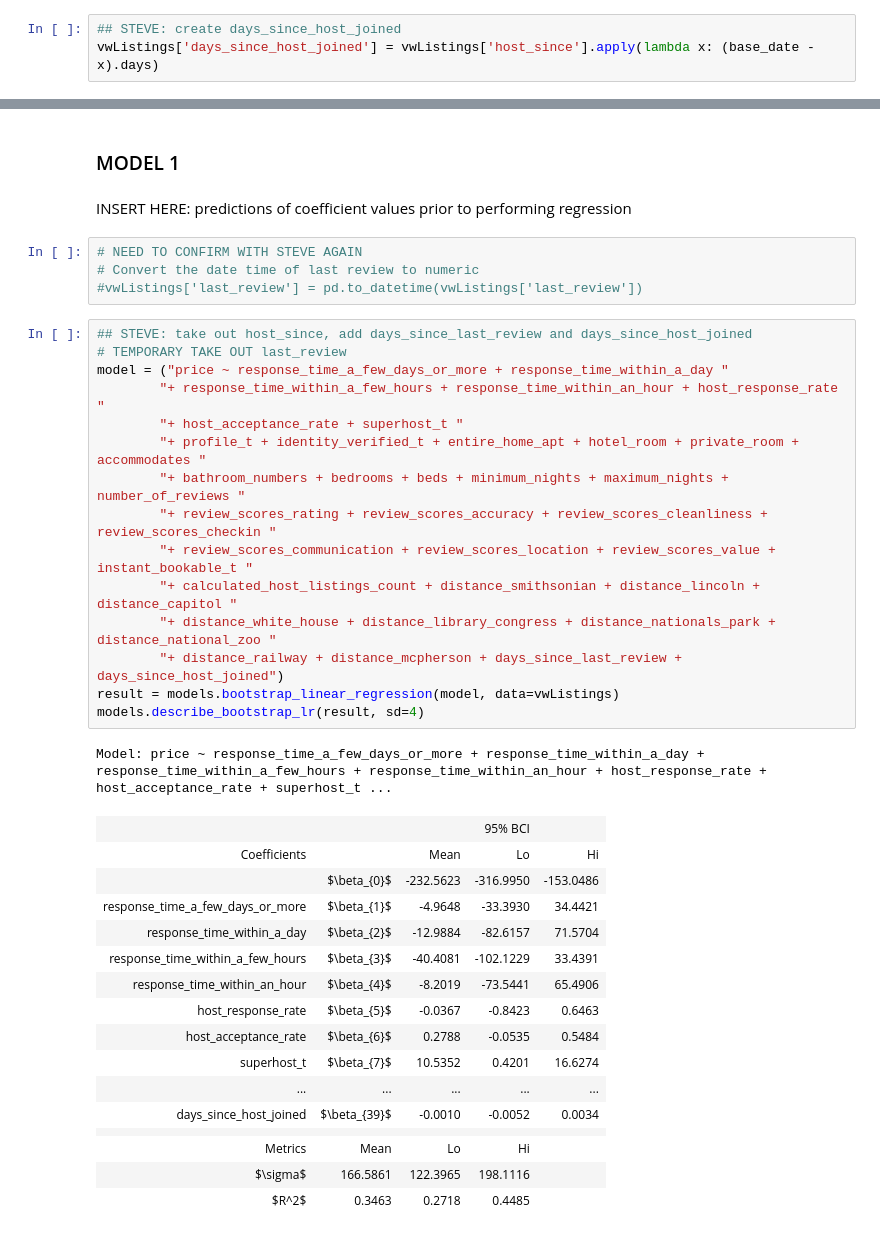
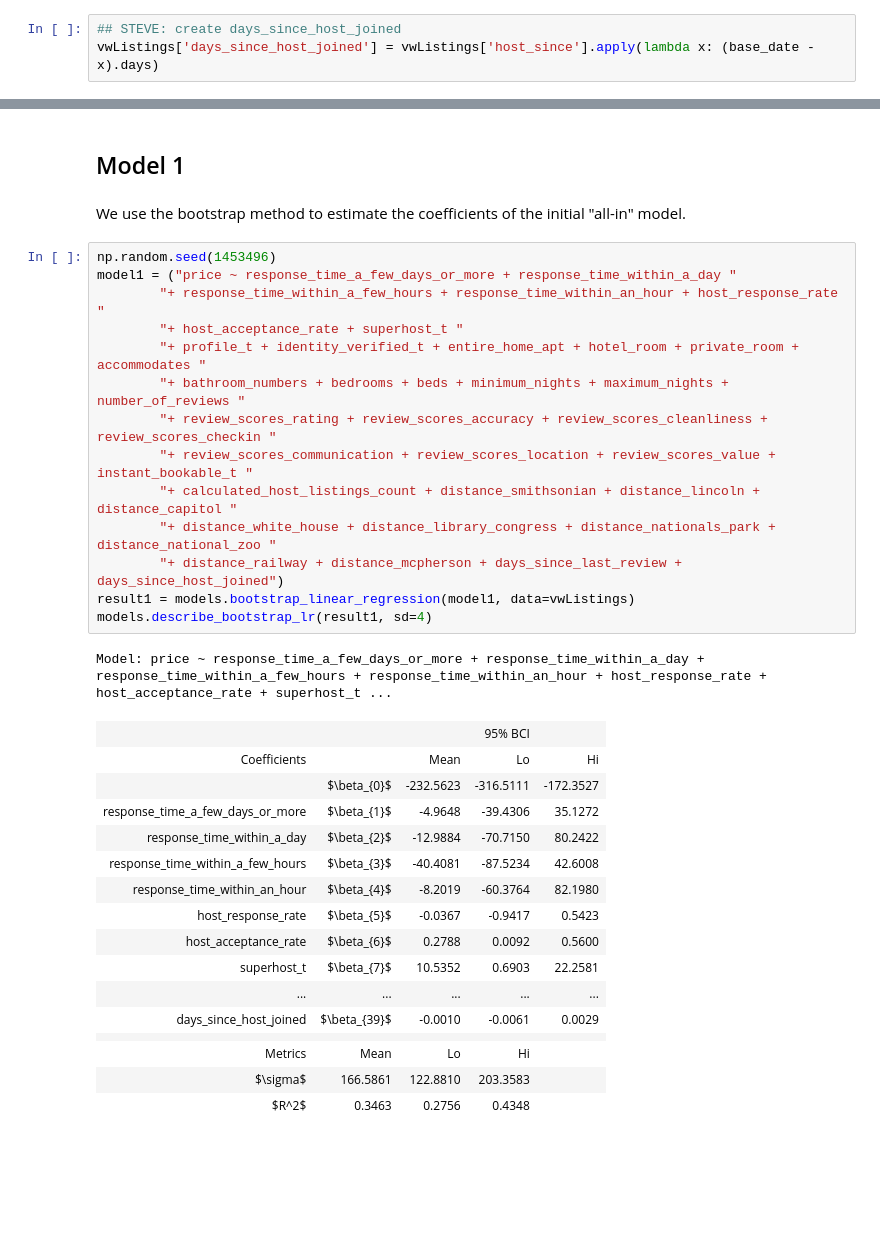
Before and after one commit to ayee6/JHUDataScienceGroup9, a Jupyter notebook: model1.ipynb, the cells around one changed output, grey strips where cells are left out. Drawn from its saved outputs; the diff is of its cells as text; blank space fills up the shorter version.

```diff
--- a/model1.ipynb
+++ b/model1.ipynb
@@ -252,41 +278,36 @@ vwListings['days_since_host_joined'] = vwListings['host_since'].apply(lambda x:
 # %% [markdown]
-### MODEL 1
+## Model 1
-# %% [markdown]
-INSERT HERE: predictions of coefficient values prior to performing regression
-# %%
-# NEED TO CONFIRM WITH STEVE AGAIN
-# Convert the date time of last review to numeric
-#vwListings['last_review'] = pd.to_datetime(vwListings['last_review'])
+# %% [markdown]
+We use the bootstrap method to estimate the coefficients of the initial "all-in" model.
 # %%
-## STEVE: take out host_since, add days_since_last_review and days_since_host_joined
-# TEMPORARY TAKE OUT last_review
-model = ("price ~ response_time_a_few_days_or_more + response_time_within_a_day "
+np.random.seed(1453496)
+model1 = ("price ~ response_time_a_few_days_or_more + response_time_within_a_day "
         "+ response_time_within_a_few_hours + response_time_within_an_hour + host_response_rate "
         "+ host_acceptance_rate + superhost_t "
         "+ profile_t + identity_verified_t + entire_home_apt + hotel_room + private_room + accommodates "
         "+ bathroom_numbers + bedrooms + beds + minimum_nights + maximum_nights + number_of_reviews "
         "+ review_scores_rating + review_scores_accuracy + review_scores_cleanliness + review_scores_checkin "
         "+ review_scores_communication + review_scores_location + review_scores_value + instant_bookable_t "
         "+ calculated_host_listings_count + distance_smithsonian + distance_lincoln + distance_capitol "
         "+ distance_white_house + distance_library_congress + distance_nationals_park + distance_national_zoo "
         "+ distance_railway + distance_mcpherson + days_since_last_review + days_since_host_joined")
-result = models.bootstrap_linear_regression(model, data=vwListings)
-models.describe_bootstrap_lr(result, sd=4)
+result1 = models.bootstrap_linear_regression(model1, data=vwListings)
+models.describe_bootstrap_lr(result1, sd=4)
 # %% [output]
 Model: price ~ response_time_a_few_days_or_more + response_time_within_a_day + response_time_within_a_few_hours + response_time_within_an_hour + host_response_rate + host_acceptance_rate + superhost_t ...
 |  |  |  | 95% BCI |  |
 | Coefficients |  | Mean | Lo | Hi |
-|  | $\beta_{0}$ | -232.5623 | -316.9950 | -153.0486 |
-| response_time_a_few_days_or_more | $\beta_{1}$ | -4.9648 | -33.3930 | 34.4421 |
-| response_time_within_a_day | $\beta_{2}$ | -12.9884 | -82.6157 | 71.5704 |
-| response_time_within_a_few_hours | $\beta_{3}$ | -40.4081 | -102.1229 | 33.4391 |
-| response_time_within_an_hour | $\beta_{4}$ | -8.2019 | -73.5441 | 65.4906 |
-| host_response_rate | $\beta_{5}$ | -0.0367 | -0.8423 | 0.6463 |
-| host_acceptance_rate | $\beta_{6}$ | 0.2788 | -0.0535 | 0.5484 |
-| superhost_t | $\beta_{7}$ | 10.5352 | 0.4201 | 16.6274 |
+|  | $\beta_{0}$ | -232.5623 | -316.5111 | -172.3527 |
+| response_time_a_few_days_or_more | $\beta_{1}$ | -4.9648 | -39.4306 | 35.1272 |
+| response_time_within_a_day | $\beta_{2}$ | -12.9884 | -70.7150 | 80.2422 |
+| response_time_within_a_few_hours | $\beta_{3}$ | -40.4081 | -87.5234 | 42.6008 |
+| response_time_within_an_hour | $\beta_{4}$ | -8.2019 | -60.3764 | 82.1980 |
+| host_response_rate | $\beta_{5}$ | -0.0367 | -0.9417 | 0.5423 |
+| host_acceptance_rate | $\beta_{6}$ | 0.2788 | 0.0092 | 0.5600 |
+| superhost_t | $\beta_{7}$ | 10.5352 | 0.6903 | 22.2581 |
 | ... | ... | ... | ... | ... |
-| days_since_host_joined | $\beta_{39}$ | -0.0010 | -0.0052 | 0.0034 |
+| days_since_host_joined | $\beta_{39}$ | -0.0010 | -0.0061 | 0.0029 |
 |  |  |  |  |  |
 | Metrics | Mean | Lo | Hi |  |
-| $\sigma$ | 166.5861 | 122.3965 | 198.1116 |  |
-| $R^2$ | 0.3463 | 0.2718 | 0.4485 |  |
+| $\sigma$ | 166.5861 | 122.8810 | 203.3583 |  |
+| $R^2$ | 0.3463 | 0.2756 | 0.4348 |  |
```
Also changed, not shown: parts of 15 cells of this notebook.
